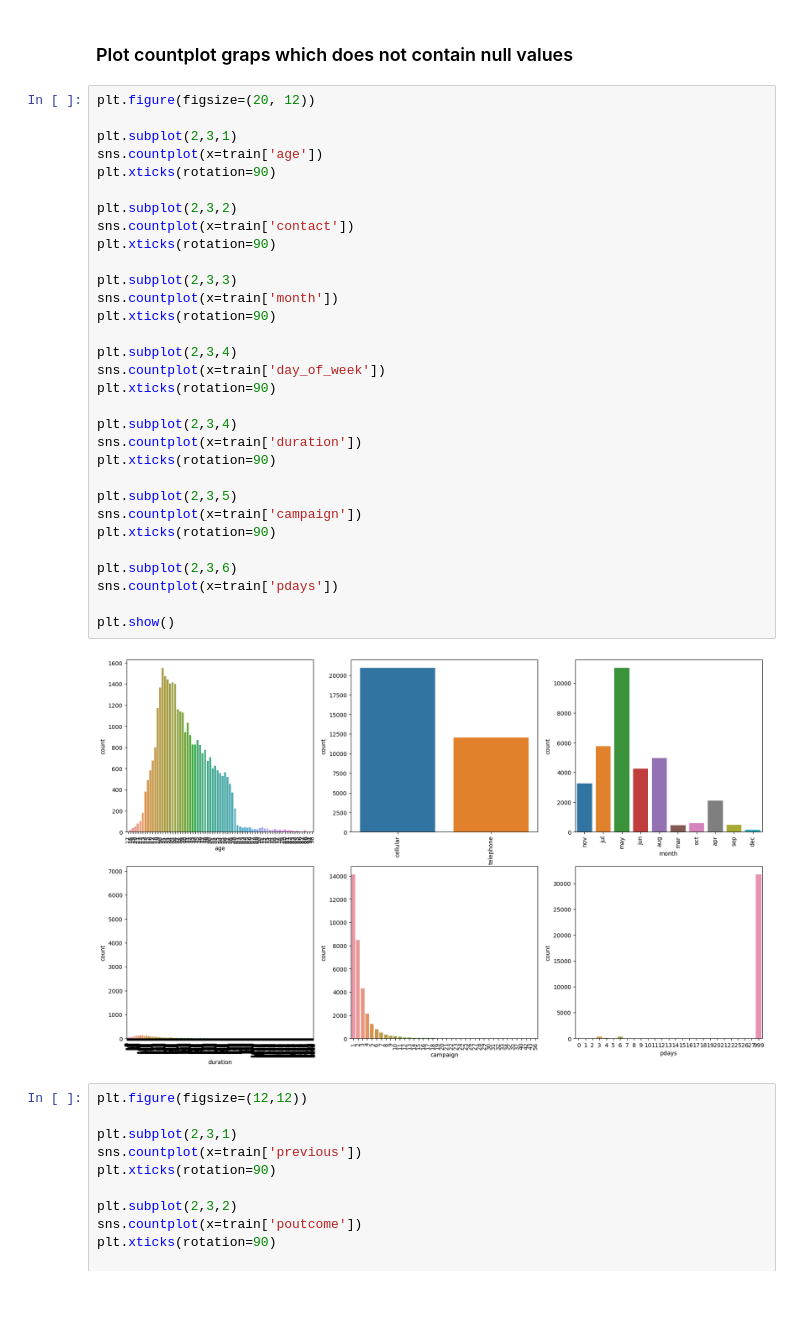
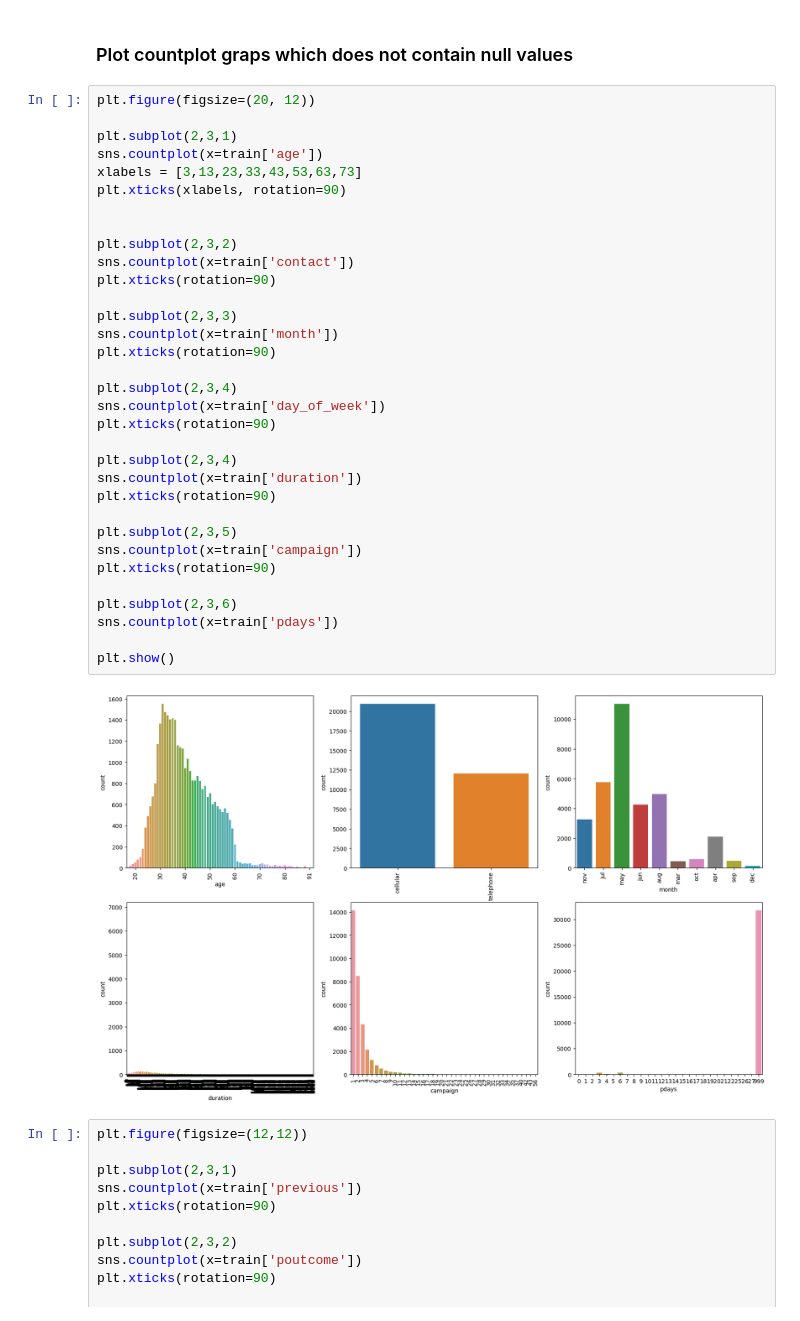
Before and after one commit to hslee0824/banking_data, a Jupyter notebook: main.ipynb, the cells around one changed output. Drawn from its saved outputs; the diff is of its cells as text.

Commit message:
add xlabels in graphs

```diff
--- a/main.ipynb
+++ b/main.ipynb
@@ -172,35 +172,37 @@ plt.show()
 plt.figure(figsize=(20, 12))
 
 plt.subplot(2,3,1)
 sns.countplot(x=train['age'])
-plt.xticks(rotation=90)
+xlabels = [3,13,23,33,43,53,63,73]
+plt.xticks(xlabels, rotation=90)
+
 
 plt.subplot(2,3,2)
 sns.countplot(x=train['contact'])
 plt.xticks(rotation=90)
 
 plt.subplot(2,3,3)
 sns.countplot(x=train['month'])
 plt.xticks(rotation=90)
 
 plt.subplot(2,3,4)
 sns.countplot(x=train['day_of_week'])
 plt.xticks(rotation=90)
 
 plt.subplot(2,3,4)
 sns.countplot(x=train['duration'])
 plt.xticks(rotation=90)
 
 plt.subplot(2,3,5)
 sns.countplot(x=train['campaign'])
 plt.xticks(rotation=90)
 
 plt.subplot(2,3,6)
 sns.countplot(x=train['pdays'])
 
 plt.show()
 # %% [output]
-[figure, old version]
+[figure, new version]
 # %%
 plt.figure(figsize=(12,12))
 
```
Also changed, not shown: parts of 2 cells of this notebook.
